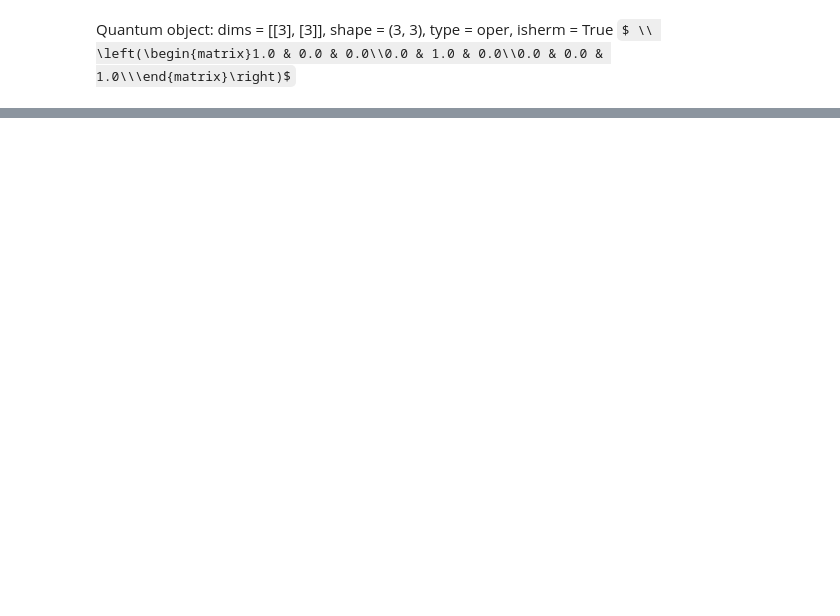
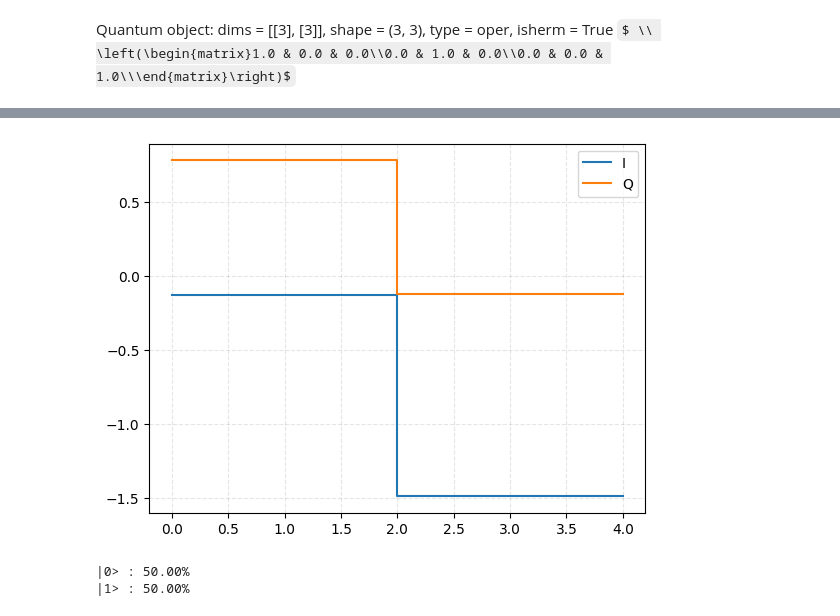
Before and after one commit to amachino/physics-of-qubits, a Jupyter notebook: content/ipynb/pwc-optimization.ipynb, the cells around one changed output, grey strips where cells are left out. Saved outputs shown, nothing was run; the diff lists cells and outputs as text; code cells hidden in the pictures; some formulas as TeX source; blank space fills up the shorter version.

```diff
--- a/content/ipynb/pwc-optimization.ipynb
+++ b/content/ipynb/pwc-optimization.ipynb
@@ -239,0 +254,11 @@ sim_result.plot_unitary_infidelities()
+# %%
+optimizer = PulseOptimizer(
+    dimension=2,
+    detuning=0.0,
+    anharmonicity=-0.3,
+    segment_count=2,
+    segment_width=2.0,
+)
+# %%
+initial_params = optimizer.random_params()
+initial_params
@@ -239,0 +267,10 @@ sim_result.plot_unitary_infidelities()
+# %%
+w = np.exp(1j * 2 * np.pi / 3)
+
+target_unitary = qt.Qobj(
+    [
+        [1, 1],
+        [1, -1],
+    ]
+) / np.sqrt(2)
+target_unitary
@@ -239,0 +283,6 @@ sim_result.plot_unitary_infidelities()
+# %%
+opt_result = optimizer.optimize(
+    initial_params=initial_params,
+    target_unitary=target_unitary,
+)
+opt_result
@@ -239,0 +303,4 @@ sim_result.plot_unitary_infidelities()
+# %%
+opt_result.plot()
+# %% [output]
+[figure, added]
@@ -239,0 +312,5 @@ sim_result.plot_unitary_infidelities()
+# %%
+sim_result.print_final_populations()
+# %% [output]
+|0> : 50.00%
+|1> : 50.00%
```
Also changed, not shown: parts of 17 cells of this notebook.
